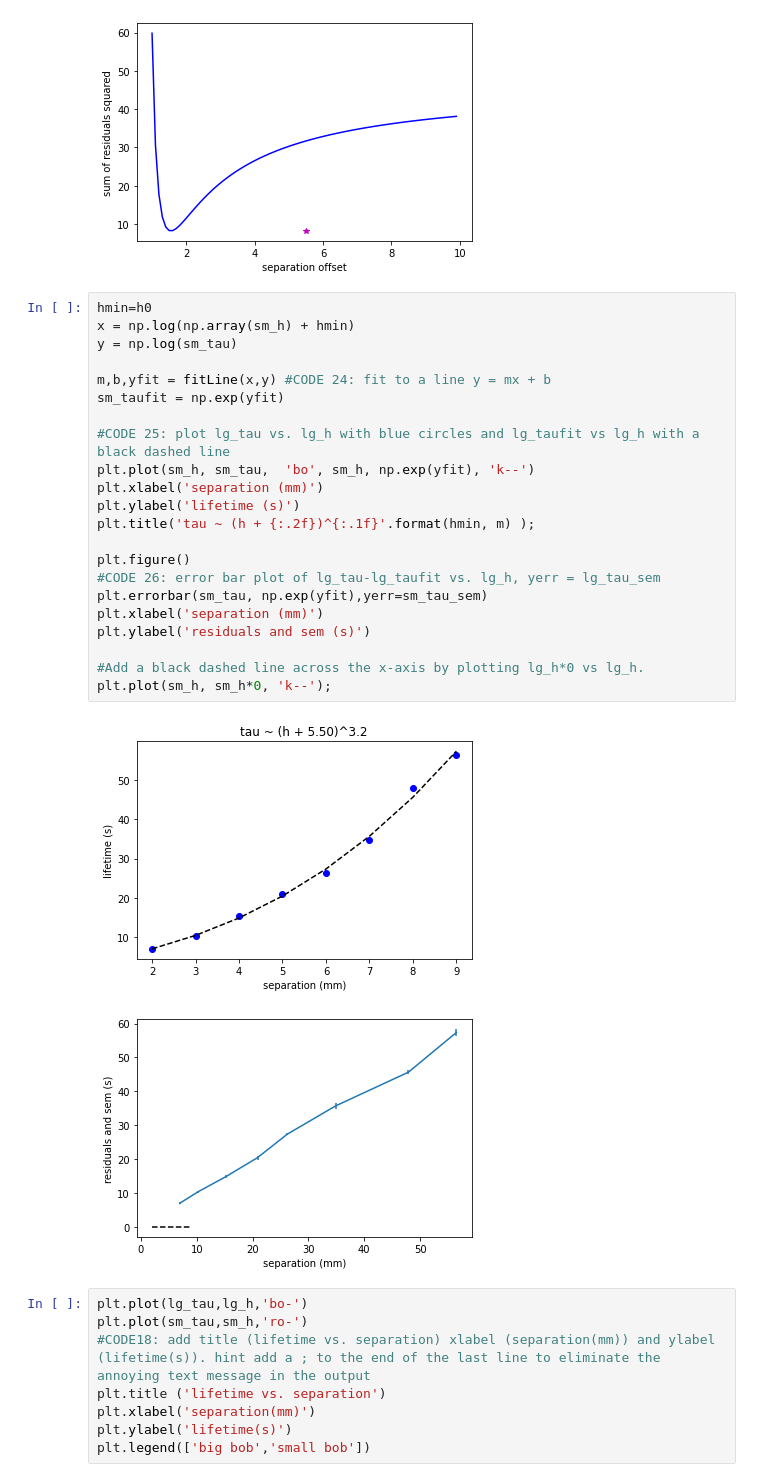
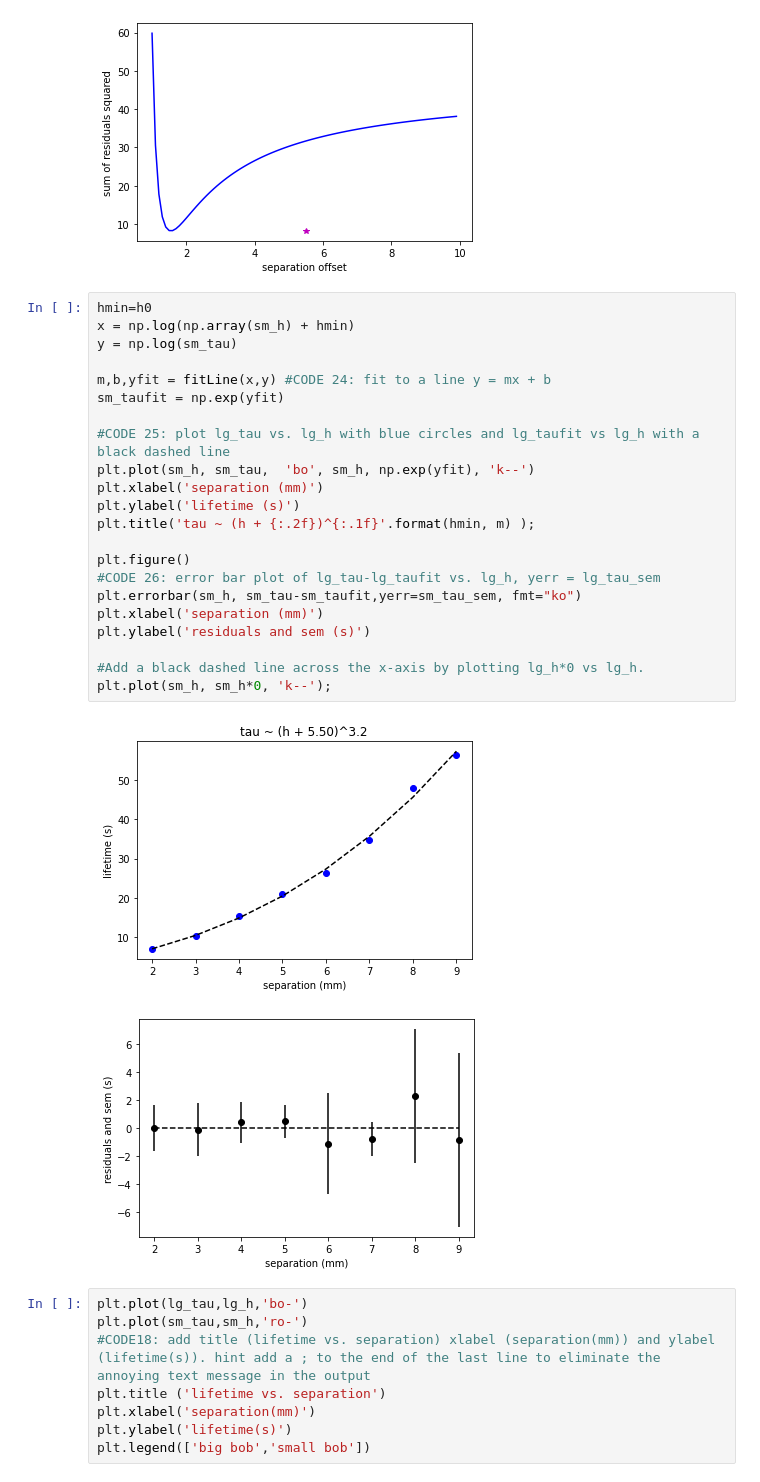
Before and after one commit to NYUExperimentalPhysics1-2021/labanalysis2-Tanya703, a Jupyter notebook: LabAnalysis2.ipynb, the cells around one changed output. Cells and saved outputs as stored; diff of their text form.

```diff
--- a/LabAnalysis2.ipynb
+++ b/LabAnalysis2.ipynb
@@ -678,28 +685,28 @@ plt.ylabel ('sum of residuals squared');
 # %%
 hmin=h0
 x = np.log(np.array(sm_h) + hmin)
 y = np.log(sm_tau)
 
 m,b,yfit = fitLine(x,y) #CODE 24: fit to a line y = mx + b
 sm_taufit = np.exp(yfit)
 
 #CODE 25: plot lg_tau vs. lg_h with blue circles and lg_taufit vs lg_h with a black dashed line
 plt.plot(sm_h, sm_tau,  'bo', sm_h, np.exp(yfit), 'k--')
 plt.xlabel('separation (mm)')
 plt.ylabel('lifetime (s)')
 plt.title('tau ~ (h + {:.2f})^{:.1f}'.format(hmin, m) );
 
 plt.figure()
 #CODE 26: error bar plot of lg_tau-lg_taufit vs. lg_h, yerr = lg_tau_sem
-plt.errorbar(sm_tau, np.exp(yfit),yerr=sm_tau_sem)
+plt.errorbar(sm_h, sm_tau-sm_taufit,yerr=sm_tau_sem, fmt="ko")
 plt.xlabel('separation (mm)')
 plt.ylabel('residuals and sem (s)')
 
 #Add a black dashed line across the x-axis by plotting lg_h*0 vs lg_h.
 plt.plot(sm_h, sm_h*0, 'k--');
 # %% [output]
 [figure]
-[figure, old version]
+[figure, new version]
 # %%
 plt.plot(lg_tau,lg_h,'bo-')
 plt.plot(sm_tau,sm_h,'ro-')
```
Also changed, not shown: parts of 3 cells of this notebook.
